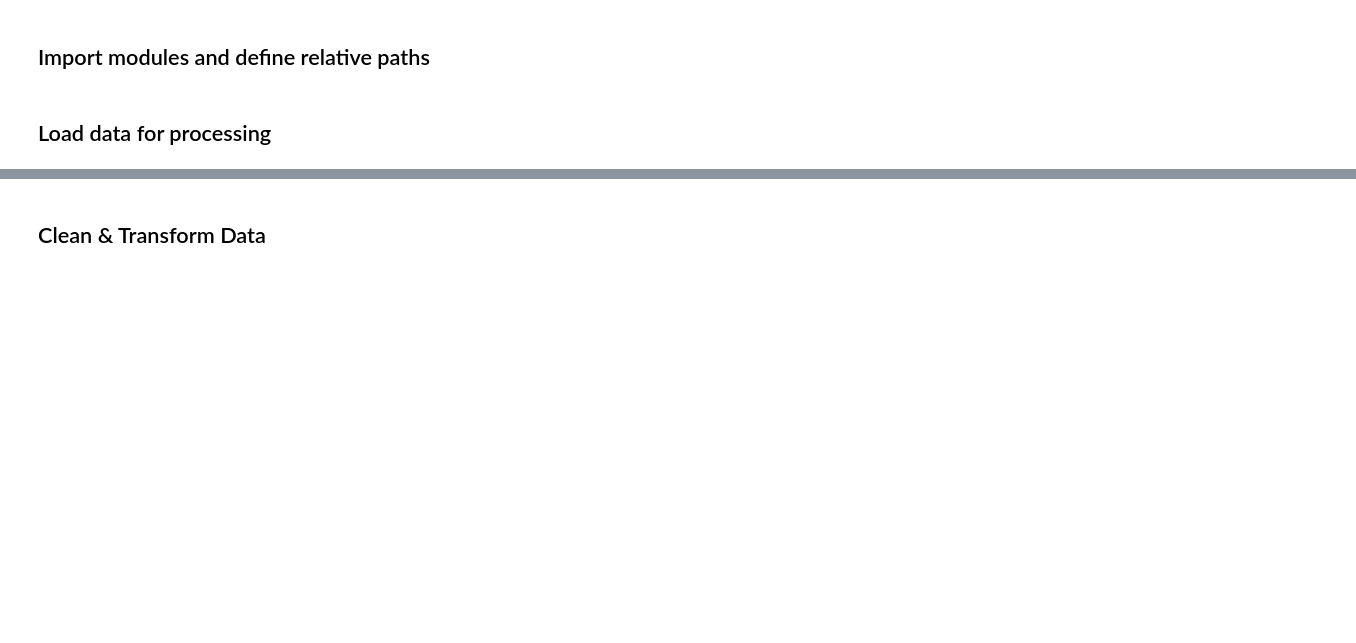
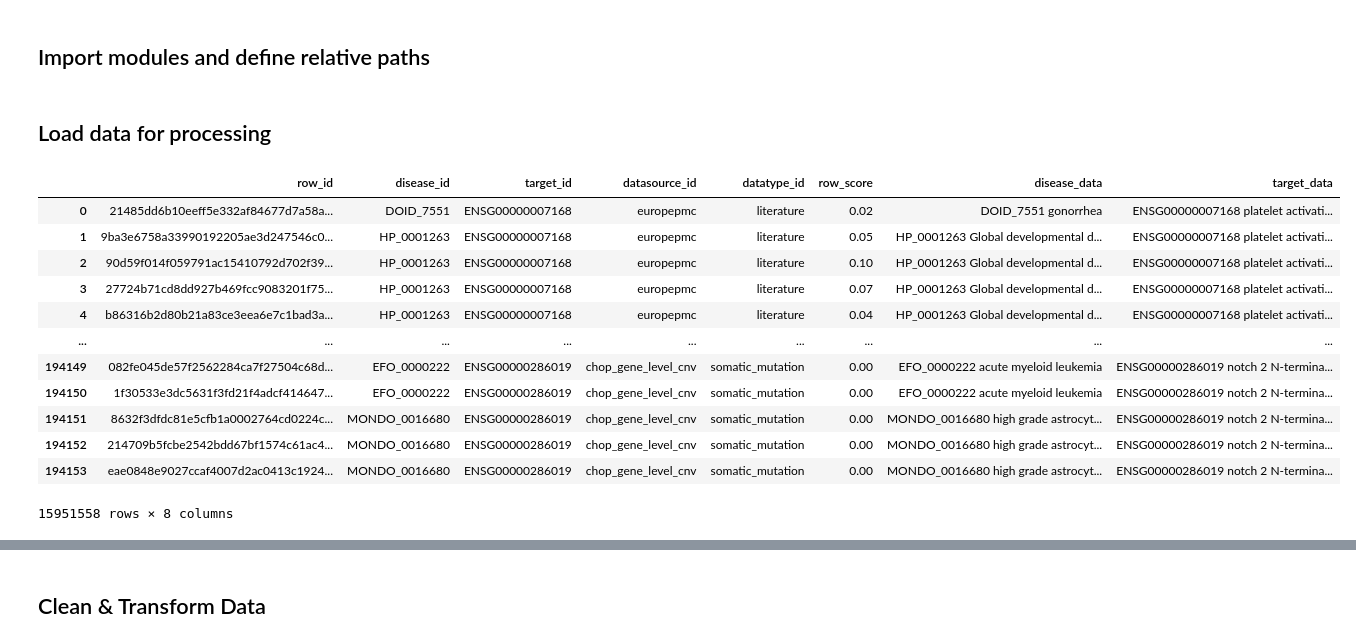
Before and after one commit to CBIIT/ccdi-mtp-data-validation, a Jupyter notebook: verify_data_displayed_in_mtp.ipynb, the cells around one changed output, grey strips where cells are left out. Drawn from its saved outputs; the diff is of its cells as text; code cells hidden in the pictures; blank space fills up the shorter version.

```diff
--- a/verify_data_displayed_in_mtp.ipynb
+++ b/verify_data_displayed_in_mtp.ipynb
@@ -90,12 +90,13 @@ RANDOM_SEED = 5555
 # INPUTS
 
 # Data from Open Targets
-OT_PATH = 'data/external/opentargets/platform/' + OT_VERSION + '/output/etl/json/'
-
+#OT_PATH = 'data/external/opentargets/platform/' + OT_VERSION + '/output/etl/json/'
+OT_PATH = '/Users/cheny39/Documents/work/22.04/v_11_18_ot_22_04_chop_11_1/'
 OT_ASSC_OVERALLDIRECT_PATH = OT_PATH + 'associationByOverallDirect/'
 OT_ASSC_OVERALLINDIRECT_PATH = OT_PATH + 'associationByOverallIndirect/'
 OT_DISEASES_PATH = OT_PATH + 'diseases/'
 OT_TARGETS_PATH = OT_PATH + 'targets/'
+OT_CLICKHOUSE_PATH = OT_PATH + 'AOTFClickhouse/'
 
 # Data from CHoP
 CHOP_SA_PATH = 'data/raw/chopOpenPedCan/somaticAlterations/' + OPENPEDCAN_SOMATIC_ALTERATIONS_VERSION + '/'
@@ -168,0 +171,22 @@ ot_targets = load_jsonl_files_to_df(OT_TARGETS_PATH)
+# %%
+ot_clickhouse= load_jsonl_files_to_df(OT_CLICKHOUSE_PATH)
+
+display(ot_clickhouse)
+# rslt_df = ot_clickhouse[ot_clickhouse['targetId'] == 'ENSG00000177414']
+# # rslt_df = ot_asscOverallDirect[ot_asscOverallDirect['targetId'] == 'ENSG00000177414']
+
+# display(rslt_df)
+# %% [output]
+|  | row_id | disease_id | target_id | datasource_id | datatype_id | row_score | disease_data | target_data |
+| 0 | 21485dd6b10eeff5e332af84677d7a58a... | DOID_7551 | ENSG00000007168 | europepmc | literature | 0.02 | DOID_7551 gonorrhea | ENSG00000007168 platelet activati... |
+| 1 | 9ba3e6758a33990192205ae3d247546c0... | HP_0001263 | ENSG00000007168 | europepmc | literature | 0.05 | HP_0001263 Global developmental d... | ENSG00000007168 platelet activati... |
+| 2 | 90d59f014f059791ac15410792d702f39... | HP_0001263 | ENSG00000007168 | europepmc | literature | 0.10 | HP_0001263 Global developmental d... | ENSG00000007168 platelet activati... |
+| 3 | 27724b71cd8dd927b469fcc9083201f75... | HP_0001263 | ENSG00000007168 | europepmc | literature | 0.07 | HP_0001263 Global developmental d... | ENSG00000007168 platelet activati... |
+| 4 | b86316b2d80b21a83ce3eea6e7c1bad3a... | HP_0001263 | ENSG00000007168 | europepmc | literature | 0.04 | HP_0001263 Global developmental d... | ENSG00000007168 platelet activati... |
+| ... | ... | ... | ... | ... | ... | ... | ... | ... |
+| 194149 | 082fe045de57f2562284ca7f27504c68d... | EFO_0000222 | ENSG00000286019 | chop_gene_level_cnv | somatic_mutation | 0.00 | EFO_0000222 acute myeloid leukemia | ENSG00000286019 notch 2 N-termina... |
+| 194150 | 1f30533e3dc5631f3fd21f4adcf414647... | EFO_0000222 | ENSG00000286019 | chop_gene_level_cnv | somatic_mutation | 0.00 | EFO_0000222 acute myeloid leukemia | ENSG00000286019 notch 2 N-termina... |
+| 194151 | 8632f3dfdc81e5cfb1a0002764cd0224c... | MONDO_0016680 | ENSG00000286019 | chop_gene_level_cnv | somatic_mutation | 0.00 | MONDO_0016680 high grade astrocyt... | ENSG00000286019 notch 2 N-termina... |
+| 194152 | 214709b5fcbe2542bdd67bf1574c61ac4... | MONDO_0016680 | ENSG00000286019 | chop_gene_level_cnv | somatic_mutation | 0.00 | MONDO_0016680 high grade astrocyt... | ENSG00000286019 notch 2 N-termina... |
+| 194153 | eae0848e9027ccaf4007d2ac0413c1924... | MONDO_0016680 | ENSG00000286019 | chop_gene_level_cnv | somatic_mutation | 0.00 | MONDO_0016680 high grade astrocyt... | ENSG00000286019 notch 2 N-termina... |
+15951558 rows × 8 columns
```
Also changed, not shown: parts of 2 cells of this notebook, 7 other files.
